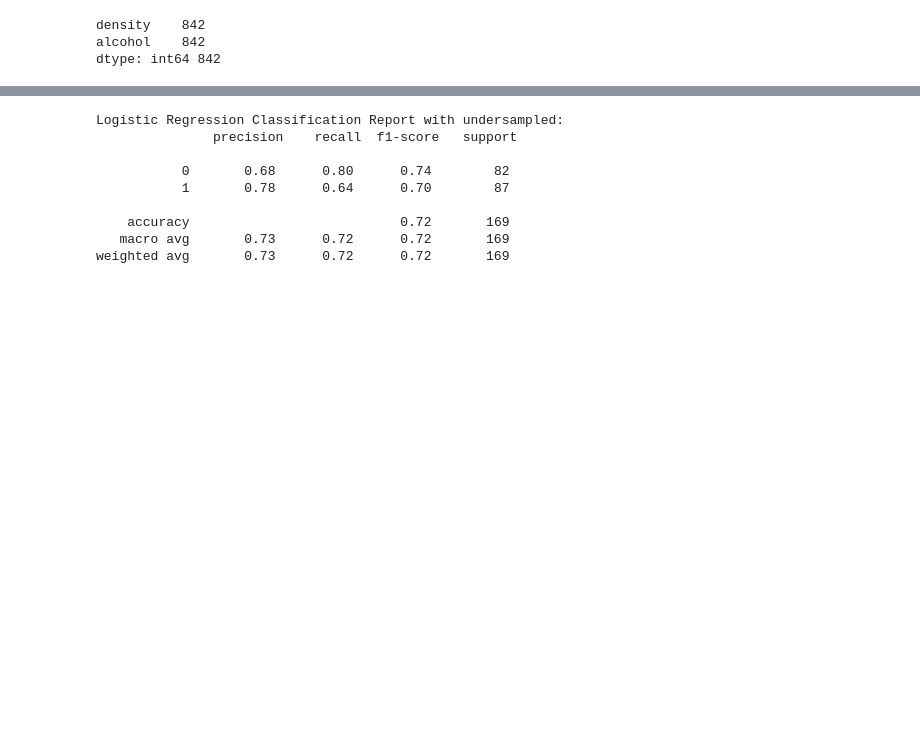
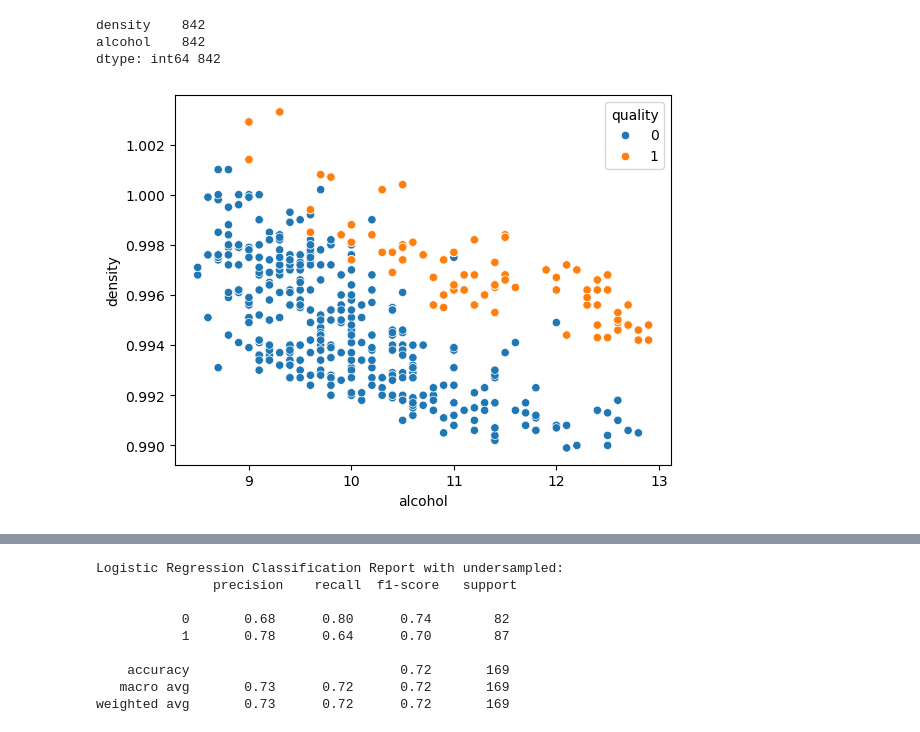
Before and after one commit to alhamfebian/purwadhika-jcdsol, a Jupyter notebook: Modul 3/Session 2 - Regression/Imbalance Classification/ImbalanceClassification.ipynb, the cells around one changed output, grey strips where cells are left out. Cells and saved outputs as stored; diff of their text form; code cells hidden in the pictures; blank space fills up the shorter version.

```diff
--- a/Modul 3/Session 2 - Regression/Imbalance Classification/ImbalanceClassification.ipynb
+++ b/Modul 3/Session 2 - Regression/Imbalance Classification/ImbalanceClassification.ipynb
@@ -21,7 +24,7 @@ df_white_wine.head()
 | 4 | 7.2 | 0.23 | 0.32 | 8.5 | 0.058 | 47.0 | ... |
 # %%
 df_white_wine['quality'] = np.where(df_white_wine['quality'] > 6.0, 1, 0)
-df_white_wine = df_white_wine.dropna()
+df_white_wine.dropna(inplace=True)
 df_white_wine.head()
 # %% [output]
 |  | fixed acidity | volatile acidity | citric acid | residual sugar | chlorides | free sulfur dioxide | ... |
@@ -144,3 +158,13 @@ print(X_oversampled.count(), y_oversampled.count())
 density    842
 alcohol    842
 dtype: int64 842
+# %%
+sns.scatterplot(
+    data = X_oversampled,
+    x = 'alcohol',
+    y = 'density',
+    hue = y_oversampled
+)
+plt.show()
+# %% [output]
+[figure, added]
```
Also changed, not shown: parts of 16 cells of this notebook, 19 other files.
